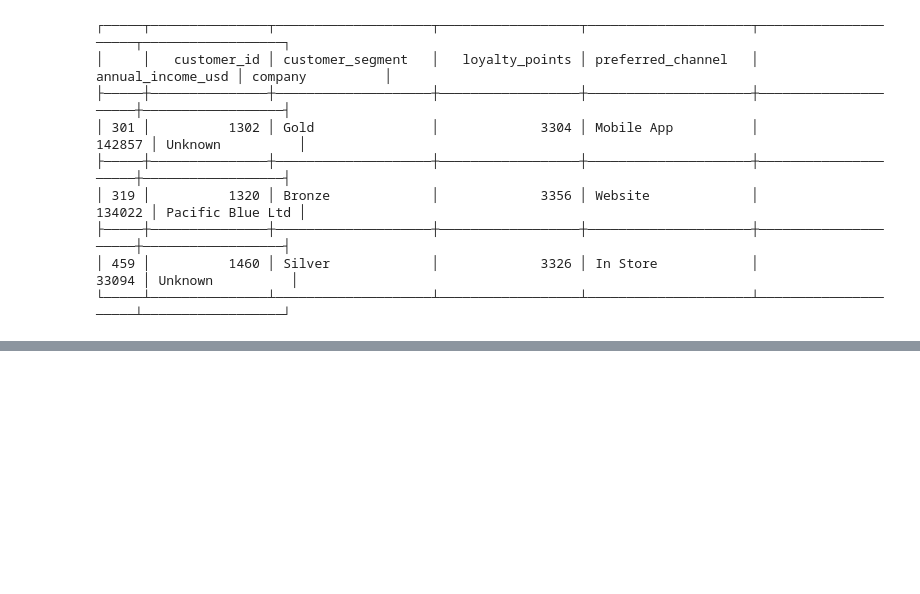
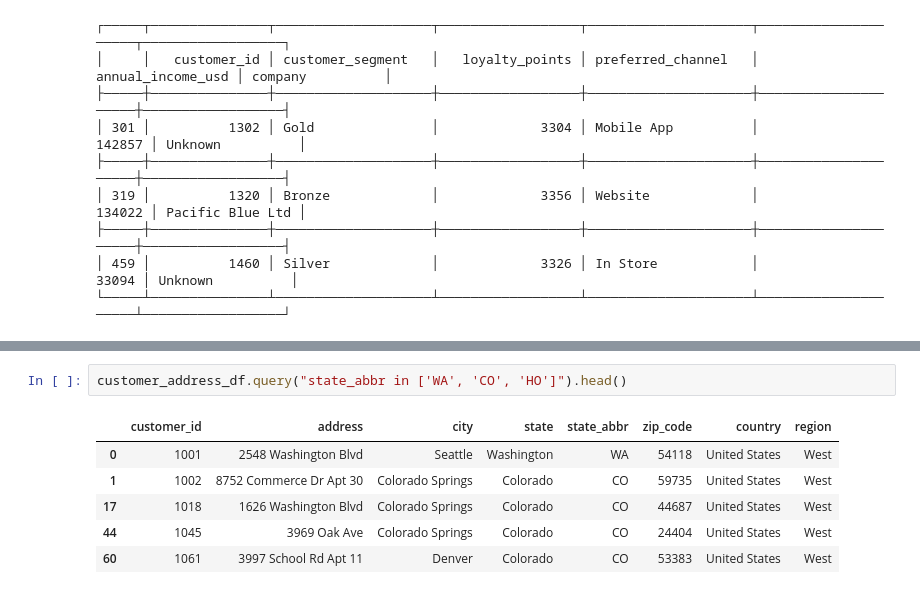
Before and after one commit to Ritik574-coder/python-foundations-to-mastery, a Jupyter notebook: Pandas/pandas_filtering _and_querying.ipynb, the cells around one changed output, grey strips where cells are left out. Cells and saved outputs as stored; diff of their text form; blank space fills up the shorter version.

```diff
--- a/Pandas/pandas_filtering _and_querying.ipynb
+++ b/Pandas/pandas_filtering _and_querying.ipynb
@@ -321,0 +329,9 @@ print(
+# %%
+customer_address_df.query("state_abbr in ['WA', 'CO', 'HO']").head()
+# %% [output]
+|  | customer_id | address | city | state | state_abbr | zip_code | country | region |
+| 0 | 1001 | 2548 Washington Blvd | Seattle | Washington | WA | 54118 | United States | West |
+| 1 | 1002 | 8752 Commerce Dr Apt 30 | Colorado Springs | Colorado | CO | 59735 | United States | West |
+| 17 | 1018 | 1626 Washington Blvd | Colorado Springs | Colorado | CO | 44687 | United States | West |
+| 44 | 1045 | 3969 Oak Ave | Colorado Springs | Colorado | CO | 24404 | United States | West |
+| 60 | 1061 | 3997 School Rd Apt 11 | Denver | Colorado | CO | 53383 | United States | West |
```
Also changed, not shown: parts of 11 cells of this notebook, 2 other files.
